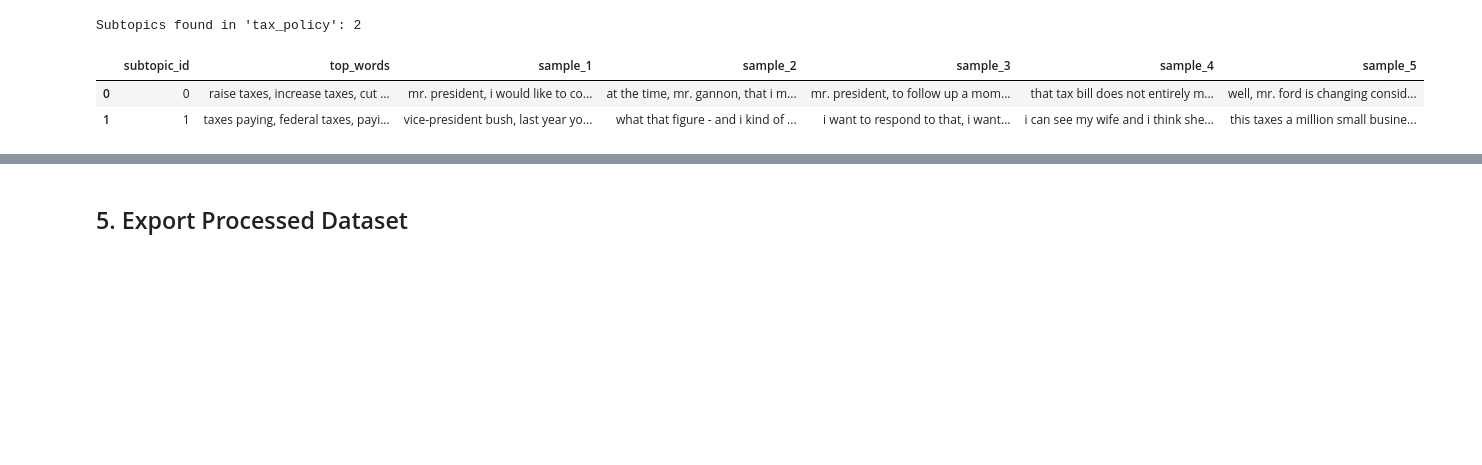
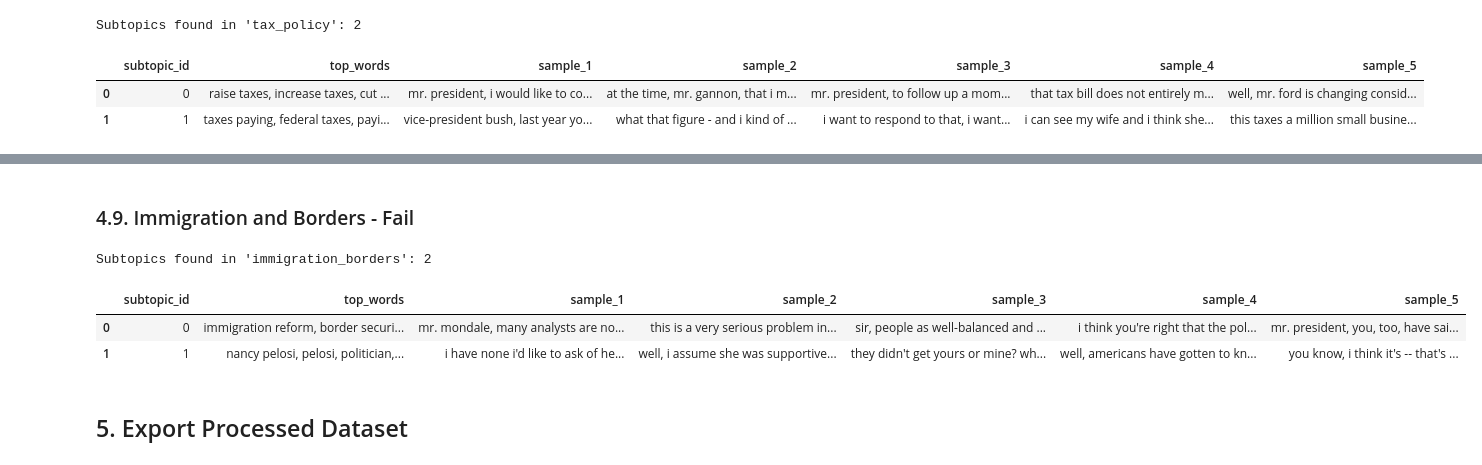
Before and after one commit to emmacristinamora/thesis, a Jupyter notebook: notebooks/02_topic_modeling.ipynb, the cells around one changed output, grey strips where cells are left out. Drawn from its saved outputs; the diff is of its cells as text; code cells hidden in the pictures; blank space fills up the shorter version.

```diff
--- a/notebooks/02_topic_modeling.ipynb
+++ b/notebooks/02_topic_modeling.ipynb
@@ -943,3 +1331,60 @@ Name: count, dtype: int64
+# %% [markdown]
+### 4.9. Immigration and Borders - Fail
+# %%
+# === RUN SUBTOPIC MODELING FOR "immigration_borders" ===
+
+theme_name = "immigration_borders"
+theme_mask = debates_df_topic["theme_name"] == theme_name
+df_theme = debates_df_topic[theme_mask]
+embeddings_theme = np.array(embeddings)[theme_mask]
+
+subtopic_model, subtopics, subtopic_probs, df_theme_subtopics = run_subtopic_modeling(
+    df=df_theme,
+    text_col=TEXT_COL,
+    embeddings=embeddings_theme,
+    min_cluster_size=20,
+    min_df=1
+)
+
+print(f"Subtopics found in '{theme_name}':", len(set(subtopics)) - (1 if -1 in subtopics else 0))
+# %% [output]
+Subtopics found in 'immigration_borders': 2
+# %%
+# === PREVIEW SUBTOPICS ===
+
+TOP_N_WORDS = 10
+N_EXAMPLES = 5
+
+subtopic_info = subtopic_model.get_topic_info()
+valid_subtopic_ids = subtopic_info[subtopic_info.Topic != -1]["Topic"].tolist()
+
+preview_rows = []
+for subtopic_id in valid_subtopic_ids:
+    top_words = ", ".join([w for w, _ in subtopic_model.get_topic(subtopic_id)[:TOP_N_WORDS]])
+    sample_texts = (
+        df_theme_subtopics[df_theme_subtopics["subtopic"] == subtopic_id][TEXT_COL]
+        .head(N_EXAMPLES)
+        .tolist()
+    )
+    preview_rows.append({
+        "subtopic_id": subtopic_id,
+        "top_words": top_words,
+        "sample_1": sample_texts[0] if len(sample_texts) > 0 else "",
+        "sample_2": sample_texts[1] if len(sample_texts) > 1 else "",
+        "sample_3": sample_texts[2] if len(sample_texts) > 2 else "",
+        "sample_4": sample_texts[3] if len(sample_texts) > 3 else "",
+        "sample_5": sample_texts[4] if len(sample_texts) > 4 else "",
+    })
+
+subtopic_preview_df = pd.DataFrame(preview_rows)
+
+pd.set_option("display.max_colwidth", 150)
+pd.set_option("display.max_rows", 30)
+display(subtopic_preview_df)
+# %% [output]
+|  | subtopic_id | top_words | sample_1 | sample_2 | sample_3 | sample_4 | sample_5 |
+| 0 | 0 | immigration reform, border securi... | mr. mondale, many analysts are no... | this is a very serious problem in... | sir, people as well-balanced and ... | i think you're right that the pol... | mr. president, you, too, have sai... |
+| 1 | 1 | nancy pelosi, pelosi, politician,... | i have none i'd like to ask of he... | well, i assume she was supportive... | they didn't get yours or mine? wh... | well, americans have gotten to kn... | you know, i think it's -- that's ... |
 # %% [markdown]
 ## 5. Export Processed Dataset
 # %%
```
Also changed, not shown: parts of 25 cells of this notebook, 4 other files.
